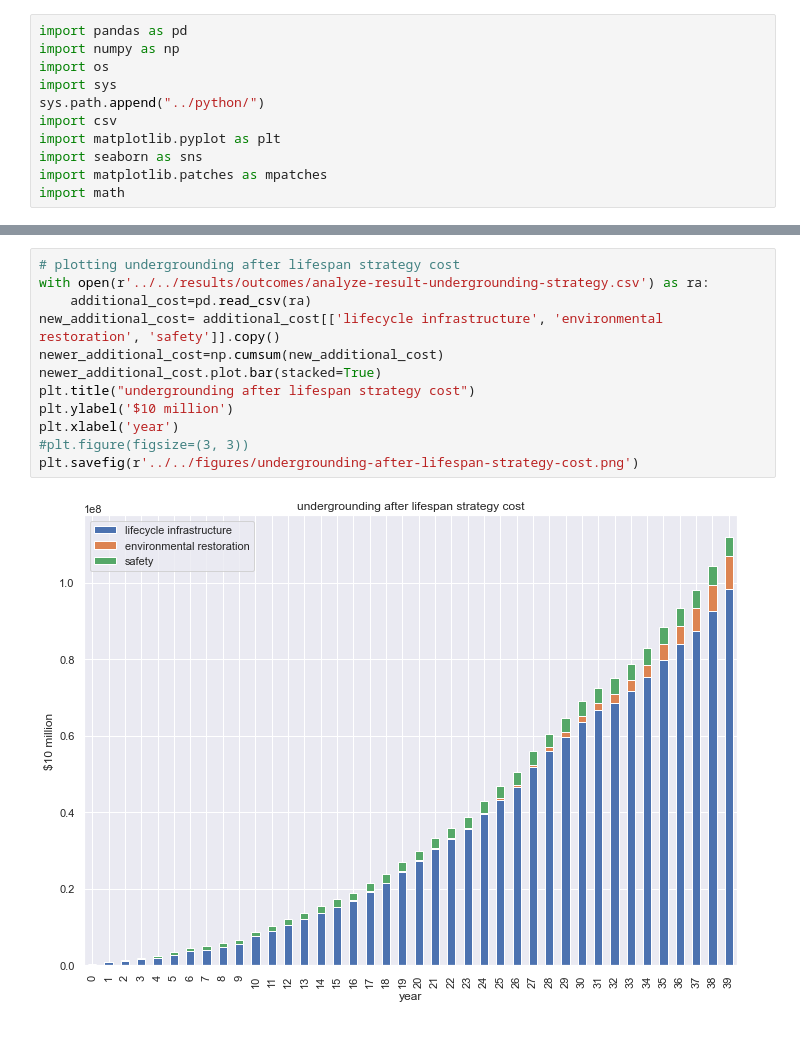
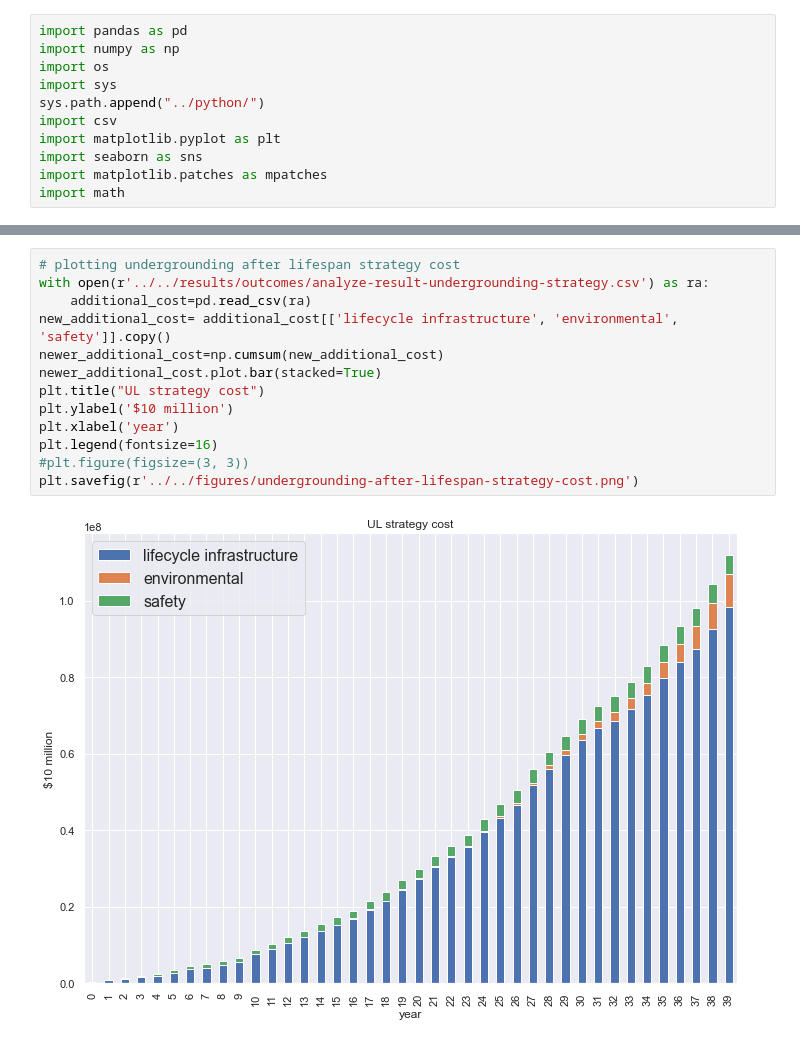
Before and after one commit to narslab/project-groundwork, a Jupyter notebook: bin/jupyter/cumulative_graphs.ipynb, the cells around one changed output, grey strips where cells are left out. Drawn from its saved outputs; the diff is of its cells as text.

```diff
--- a/bin/jupyter/cumulative_graphs.ipynb
+++ b/bin/jupyter/cumulative_graphs.ipynb
@@ -27,17 +28,18 @@ plt.savefig(r'../../figures/statusQuo-strategy-cost.png')
 # %%
 # plotting undergrounding after lifespan strategy cost
 with open(r'../../results/outcomes/analyze-result-undergrounding-strategy.csv') as ra:
     additional_cost=pd.read_csv(ra)
-new_additional_cost= additional_cost[['lifecycle infrastructure', 'environmental restoration', 'safety']].copy()
+new_additional_cost= additional_cost[['lifecycle infrastructure', 'environmental', 'safety']].copy()
 newer_additional_cost=np.cumsum(new_additional_cost)
 newer_additional_cost.plot.bar(stacked=True)
-plt.title("undergrounding after lifespan strategy cost")
+plt.title("UL strategy cost")
 plt.ylabel('$10 million')
 plt.xlabel('year')
+plt.legend(fontsize=16)
 #plt.figure(figsize=(3, 3))
 plt.savefig(r'../../figures/undergrounding-after-lifespan-strategy-cost.png')
 # %% [output]
-[figure, old version]
+[figure, new version]
 # %%
 # plotting additional cost due to undergrounding
 with open(r'../../results/outcomes/analyze-result-additional-cost.csv') as ra:
```
Also changed, not shown: parts of 5 cells of this notebook, 14 other files.
